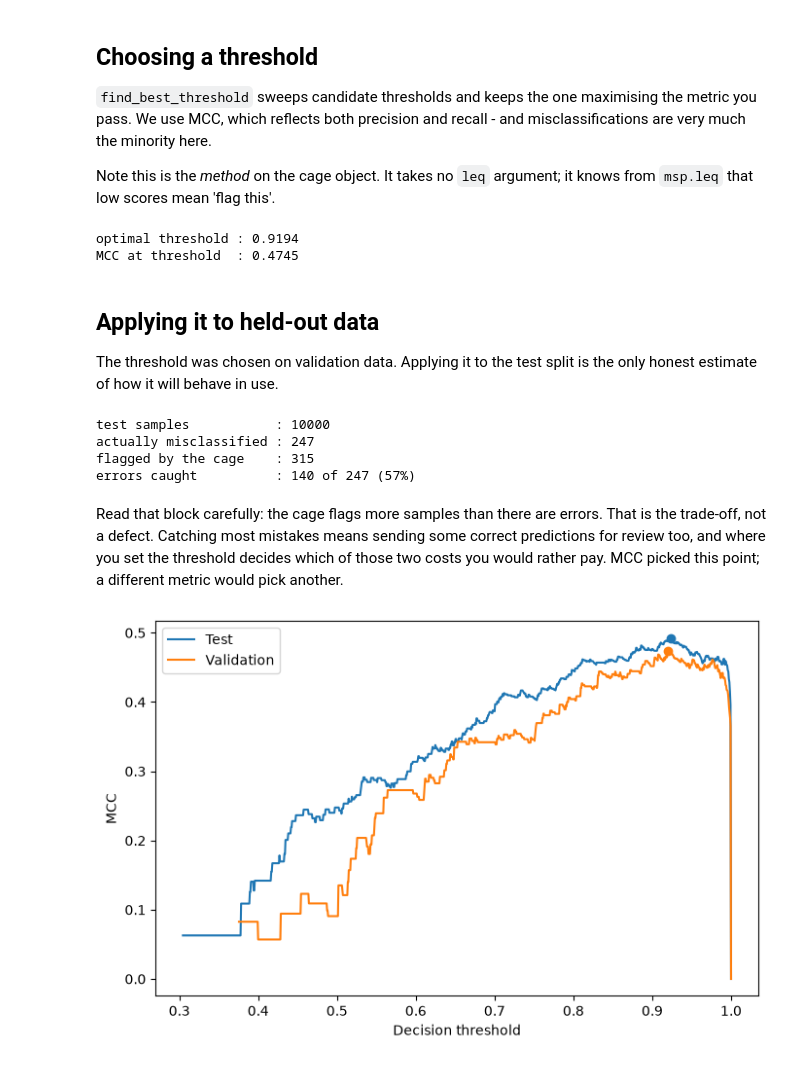
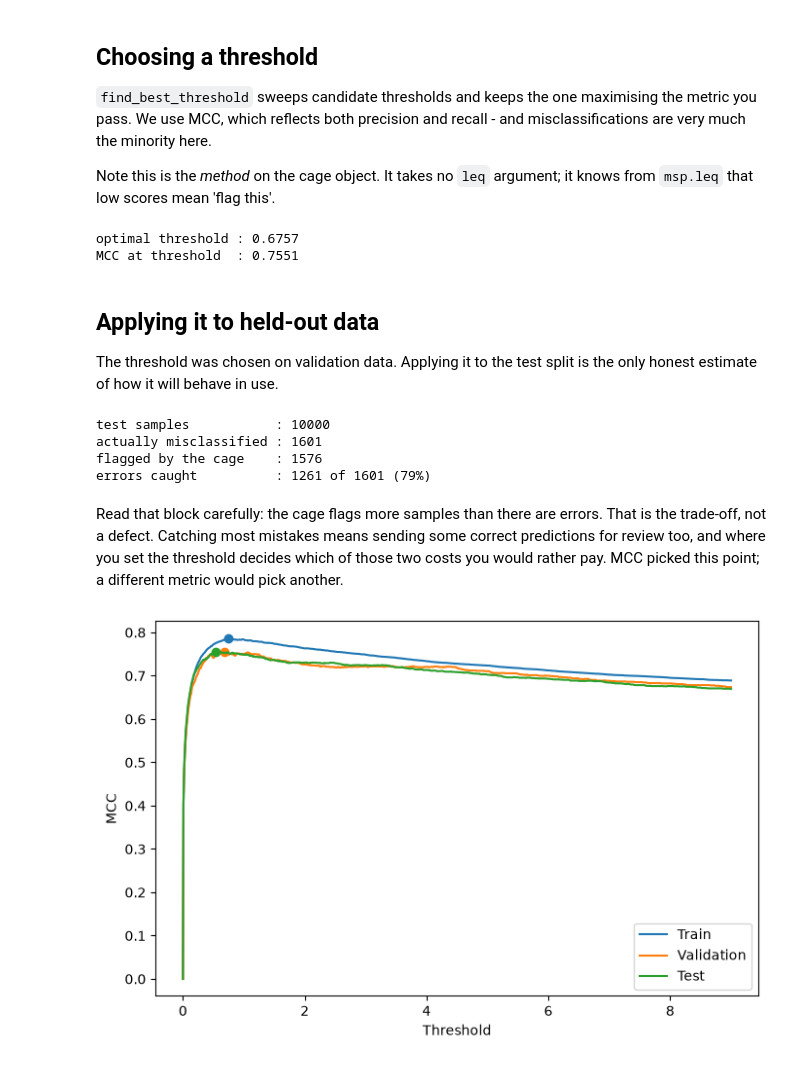
Before and after one commit to SINTEF/safetycage, a Jupyter notebook: examples/01-mnist/tutorial.ipynb, the cells around one changed output. Cells and saved outputs as stored; diff of their text form; code cells hidden in the pictures.

```diff
--- a/examples/01-mnist/tutorial.ipynb
+++ b/examples/01-mnist/tutorial.ipynb
@@ -69,7 +69,7 @@ model.load_state_dict(torch.load(CHECKPOINT))
 model.eval()
 
 model_module = MLPModelModule(
-    selected_layers='dense_3',
+    selected_layers='dense_1',
     use_onehot_encoder=False,
     model=model,
 )
@@ -102,11 +102,10 @@ nothing here.
 Hendrycks & Gimpel (2016), https://arxiv.org/abs/1610.02136
 # %%
 from safetycage.methods.msp import MSP
+from safetycage.methods.doctor import DOCTOR
 
-msp = MSP(model_module=model_module, data_module=data_module)
+# msp = MSP(model_module=model_module, data_module=data_module)
+msp = DOCTOR(model_module=model_module, data_module=data_module, method="max")
 msp.train_cage()
 
 statistics_val = msp.predict(images_val, labels_val)
-
-print(f'mean confidence, correct   : {statistics_val[incorrect_val == 0].mean():.4f}')
-print(f'mean confidence, incorrect : {statistics_val[incorrect_val == 1].mean():.4f}')
@@ -140,19 +136,20 @@ Note this is the *method* on the cage object.
 It takes no `leq` argument; it knows from `msp.leq` that low scores
 mean 'flag this'.
 # %%
-from safetycage.utils.metrics import MCC
+from safetycage.utils.metrics import precision, recall, MCC, accuracy, f1_score
+metric_fn = MCC
 
-result = msp.find_best_threshold(
+result_val = msp.find_best_threshold(
     y_true=incorrect_val,
     y_probs=statistics_val,
-    metric_fn=MCC,
+    metric_fn=metric_fn,
 )
 
-print(f"optimal threshold : {result['alpha_opt']:.4f}")
-print(f"MCC at threshold  : {float(result['metric_max']):.4f}")
+print(f"optimal threshold : {result_val['threshold_opt']:.4f}")
+print(f"{metric_fn.__name__} at threshold  : {float(result_val['metric_max']):.4f}")
 # %% [output]
-optimal threshold : 0.9194
-MCC at threshold  : 0.4745
+optimal threshold : 0.6757
+MCC at threshold  : 0.7551
 # %% [markdown]
 ## Applying it to held-out data
 
@@ -162,8 +159,14 @@ split is the only honest estimate of how it will behave in use.
 x_test, y_test = data_module.data_test
 
 statistics_test = msp.predict(x_test, y_test)
-flagged_test = msp.flag(statistics_test, result['alpha_opt'])
 incorrect_test = (model_module._get_predictions(x_test) != y_test).astype(int)
+result_test = msp.find_best_threshold(
+    y_true=incorrect_test,
+    y_probs=statistics_test,
+    metric_fn=metric_fn
+)
+
+flagged_test = msp.flag(statistics_test, result_test['threshold_opt'])
 
 caught = int((flagged_test & (incorrect_test == 1)).sum())
 total_errors = int(incorrect_test.sum())
@@ -174,30 +177,39 @@ print(f'flagged by the cage    : {int(flagged_test.sum())}')
 print(f'errors caught          : {caught} of {total_errors} ({caught / total_errors:.0%})')
 # %% [output]
 test samples           : 10000
-actually misclassified : 247
-flagged by the cage    : 315
-errors caught          : 140 of 247 (57%)
+actually misclassified : 1601
+flagged by the cage    : 1576
+errors caught          : 1261 of 1601 (79%)
 # %% [markdown]
 Read that block carefully: the cage flags more samples than there are
 errors. That is the trade-off, not a defect. Catching most mistakes
 means sending some correct predictions for review too, and where you
 set the threshold decides which of those two costs you would rather
 pay. MCC picked this point; a different metric would pick another.
+# %%
+x_train, y_train = data_module.data_train
+
+statistics_train = msp.predict(x_train, y_train)
+incorrect_train = (model_module._get_predictions(x_train) != y_train).astype(int)
+
+result_train = msp.find_best_threshold(
+    y_true=incorrect_train,
+    y_probs=statistics_train,
+    metric_fn=metric_fn,
+)
+
+flagged_train = msp.flag(statistics_train, result_train['threshold_opt'])
 # %%
 import matplotlib.pyplot as plt
-from safetycage.utils.visualise import plot_metric_vs_threshold, plot_statistic_distribution
-
-result_test = msp.find_best_threshold(
-    y_true=incorrect_test,
-    y_probs=statistics_test,
-    metric_fn=MCC,
-)
+from safetycage.utils.visualise import plot_metric_vs_threshold
 
 fig, ax = plt.subplots(figsize=(8, 5))
+plot_metric_vs_threshold(result_train['thresholds'], result_train['metrics'], ax=ax, label='Train')
+plot_metric_vs_threshold(result_val['thresholds'], result_val['metrics'], ax=ax, label='Validation')
 plot_metric_vs_threshold(result_test['thresholds'], result_test['metrics'], ax=ax, label='Test')
-plot_metric_vs_threshold(result['thresholds'], result['metrics'], ax=ax, label='Validation')
-ax.set_ylabel("MCC")
+plt.xlabel('Threshold')
+plt.ylabel(metric_fn.__name__)
 ax.legend()
 plt.show()
 # %% [output]
-[figure, old version]
+[figure, new version]
```
Also changed, not shown: parts of 7 cells of this notebook, 1 other file.
